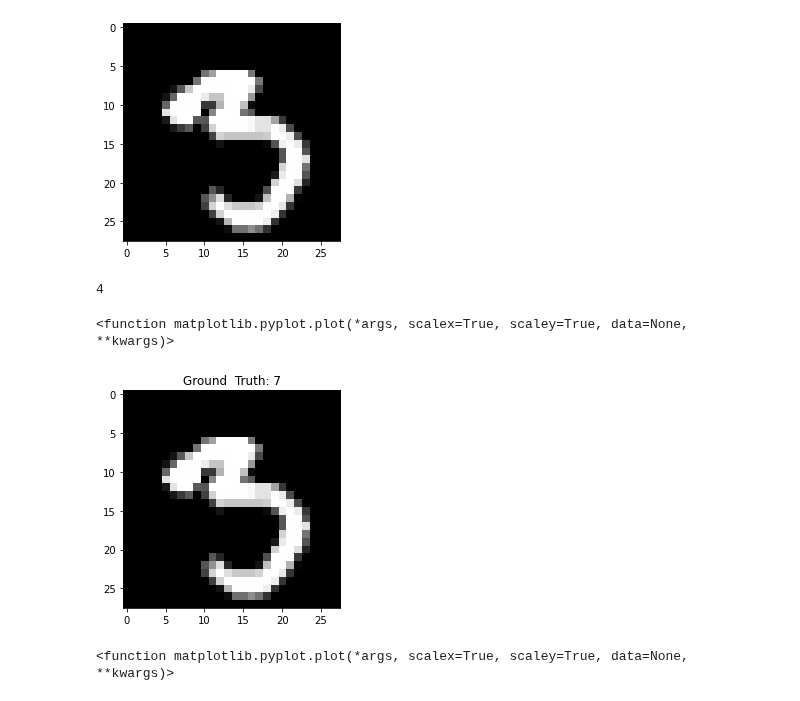
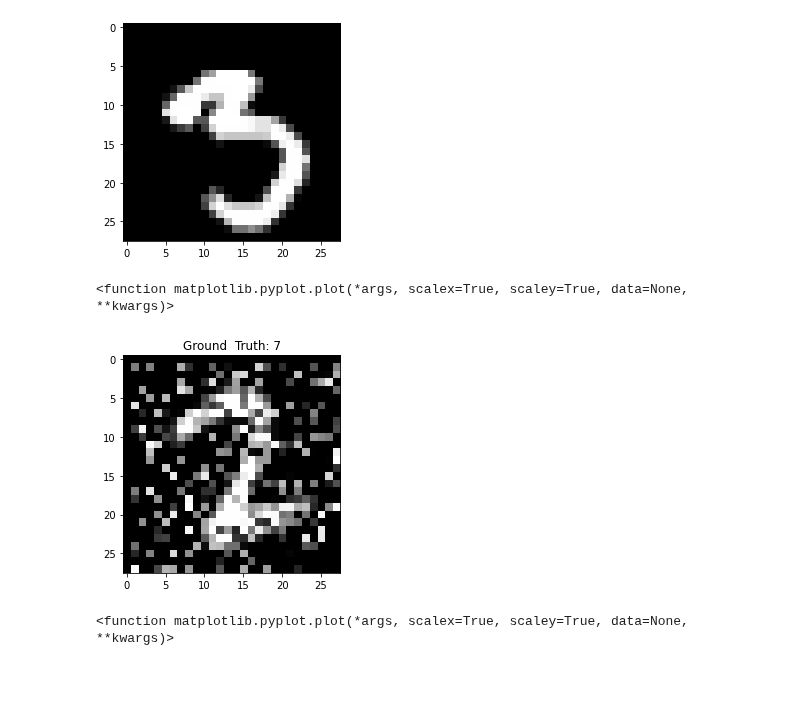
Before and after one commit to Caryox/adversarial-robustness, a Jupyter notebook: notepads/simple_cnn.ipynb, the cells around one changed output. Drawn from its saved outputs; the diff is of its cells as text; code cells hidden in the pictures.

```diff
--- a/notepads/simple_cnn.ipynb
+++ b/notepads/simple_cnn.ipynb
@@ -396,8 +390,3 @@ plt.imshow(median_smoothing(f_d[0][0]), cmap='gray', interpolation='none')
 2
 <matplotlib.image.AxesImage at 0x...>
 [figure]
-# %%
-median_smoothed = median_smoothing(f_d)
-scaled_data = bit_reduction(f_d)
-# %% [output]
-4
@@ -406,10 +393,10 @@ f_d = perturbate_image(f_d,mode='random')
 # %%
-plt.imshow(f_d[0][0], cmap='gray', interpolation='none')
+plt.imshow(pertubated_image[0][0], cmap='gray', interpolation='none')
 plt.title("Ground  Truth: {}".format(e_d[5]))
 plt.plot
 # %% [output]
 <function matplotlib.pyplot.plot(*args, scalex=True, scaley=True, data=None, **kwargs)>
-[figure, old version]
+[figure, new version]
 # %%
 plt.imshow(x_d[5][0], cmap='gray', interpolation='none')
 plt.title("Ground  Truth: {}".format(e_d[5]))
```
Also changed, not shown: parts of 9 cells of this notebook.
